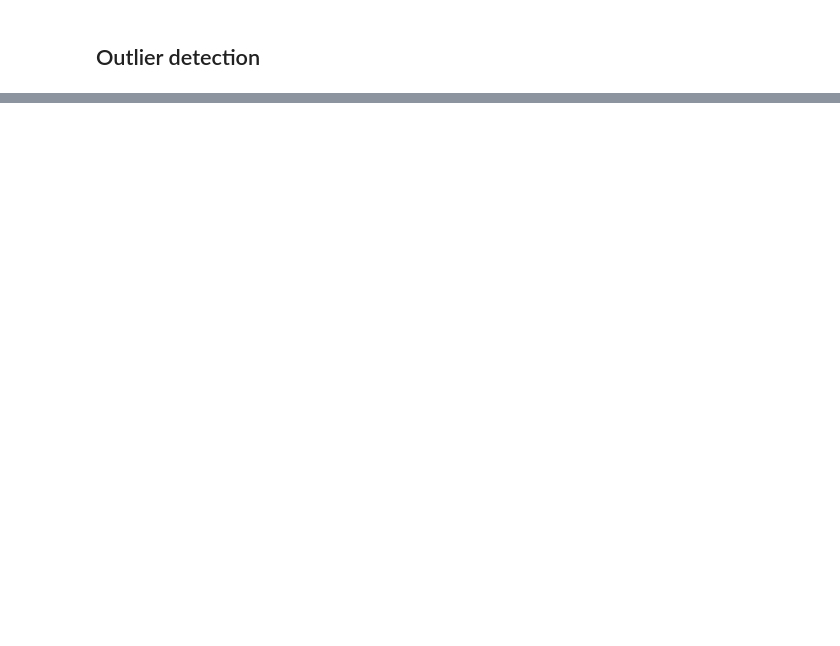
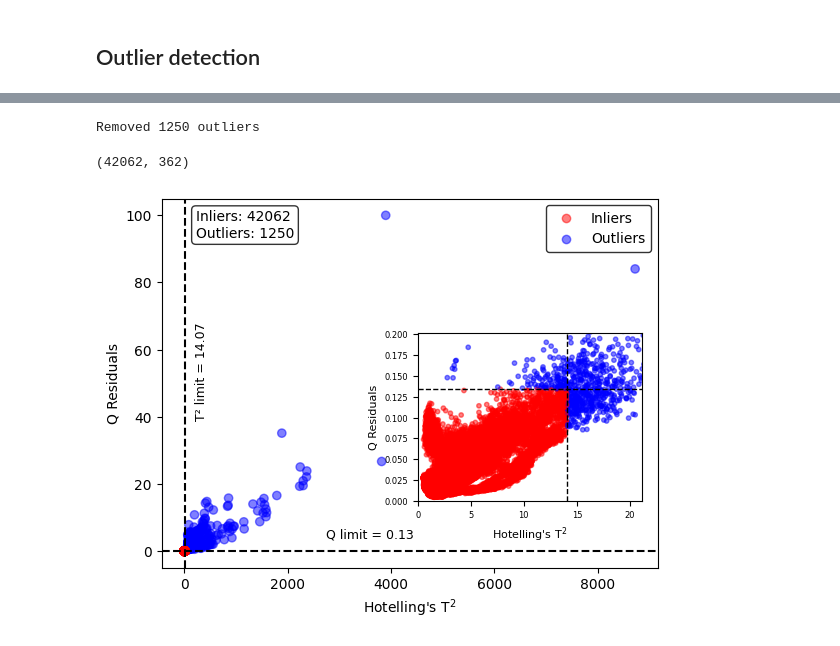
Before and after one commit to CTO-JKU/NIR-Beer-Fermentation-Monitoring, a Jupyter notebook: calibration.ipynb, the cells around one changed output, grey strips where cells are left out. Cells and saved outputs as stored; diff of their text form; code cells hidden in the pictures; blank space fills up the shorter version.

```diff
--- a/calibration.ipynb
+++ b/calibration.ipynb
@@ -29,11 +87,15 @@ from chemotools.feature_selection import RangeCut
 
 rcbi = RangeCut(30, -30)
 
-result = detect_outliers(df_nir, range_cut=rcbi, alpha=0.01, var_threshold=0.95)
+result = detect_outliers(df_nir, alpha=0.05, var_threshold=0.95, range_cut=rcbi)
 
 print("Removed", df_nir.shape[0] - result.num_inliers, "outliers")
+# %% [output]
+Removed 1250 outliers
 # %%
-result.df_inliers
+result.df_inliers.shape
+# %% [output]
+(42062, 362)
 # %%
 import matplotlib.pyplot as plt
 import numpy as np
@@ -46,46 +108,47 @@ plt.xlabel("Hotelling's T$^2$")
 plt.ylabel("Q Residuals")
 
 # Add text labels for the limit lines on the main plot
-plt.text(200, plt.ylim()[1] * 0.95, f'T² limit = {result.t2_limit:.2f}',
-         ha='left', va='top', rotation=0, fontsize=9, backgroundcolor='white')
+plt.text(200, plt.ylim()[1] * 0.65, f'T² limit = {result.t2_limit:.2f}',
+         ha='left', va='top', rotation=90, fontsize=9, backgroundcolor='white')
 plt.text(plt.xlim()[1] * 0.3, 3, f'Q limit = {result.q_limit:.2f}',
          ha='left', va='bottom', rotation=0, fontsize=9, backgroundcolor='white')
 
 # Calculate inliers and outliers counts
 inliers_count = np.sum(result.inliers_mask)
 outliers_count = np.sum(~result.inliers_mask)
 total_count = len(result.inliers_mask)
 
 # Add textbox with counts in upper right corner
 textstr = f'Inliers: {inliers_count}\nOutliers: {outliers_count}'
 props = dict(boxstyle='round', facecolor='white', alpha=0.8)
-plt.text(200, plt.ylim()[1] * 0.75, textstr, fontsize=10,
+plt.text(225, plt.ylim()[1] * 0.9675, textstr, fontsize=10,
          va='top', ha='left', bbox=props)
 
 # Add legend with scatter markers
 plt.scatter([], [], c='red', alpha=0.5, label='Inliers')
 plt.scatter([], [], c='blue', alpha=0.5, label='Outliers')
-plt.legend()  # Moved legend to lower left to avoid overlap
+plt.legend(edgecolor='black', fancybox=True, framealpha=0.8)  # Moved legend to lower left to avoid overlap
 
 # Create inset axes in the right bottom corner
-inset_ax = plt.axes([0.5, 0.3, 0.35, 0.35])  # [left, bottom, width, height]
+inset_ax = plt.axes([0.525, 0.25, 0.35, 0.35])  # [left, bottom, width, height]
 
 # Plot the same data on the inset axes (without text labels)
 inset_ax.scatter(result.t2, result.q, c=result.inliers_mask, cmap="bwr", alpha=0.5, s=10)
 inset_ax.axvline(result.t2_limit, color="black", ls="--", linewidth=1)
 inset_ax.axhline(result.q_limit, color="black", ls="--", linewidth=1)
 
 # Set the limits for the zoomed-in region
 inset_ax.set_xlim(0, result.t2_limit * 1.5)
 inset_ax.set_ylim(0, result.q_limit * 1.5)
 
 # Add labels to inset (optional)
-inset_ax.set_xlabel("T$^2$", fontsize=8)
-inset_ax.set_ylabel("Q", fontsize=8)
+inset_ax.set_xlabel("Hotelling's T$^2$", fontsize=8)
+inset_ax.set_ylabel("Q Residuals", fontsize=8)
 inset_ax.tick_params(labelsize=6)
-
-plt.tight_layout()
+plt.savefig("outlier_detection.jpg", dpi=600, bbox_inches='tight')
 plt.show()
+# %% [output]
+[figure, added]
 # %%
 import matplotlib.pyplot as plt
 from matplotlib.colors import Normalize
```
Also changed, not shown: parts of 14 cells of this notebook, 17 other files.
